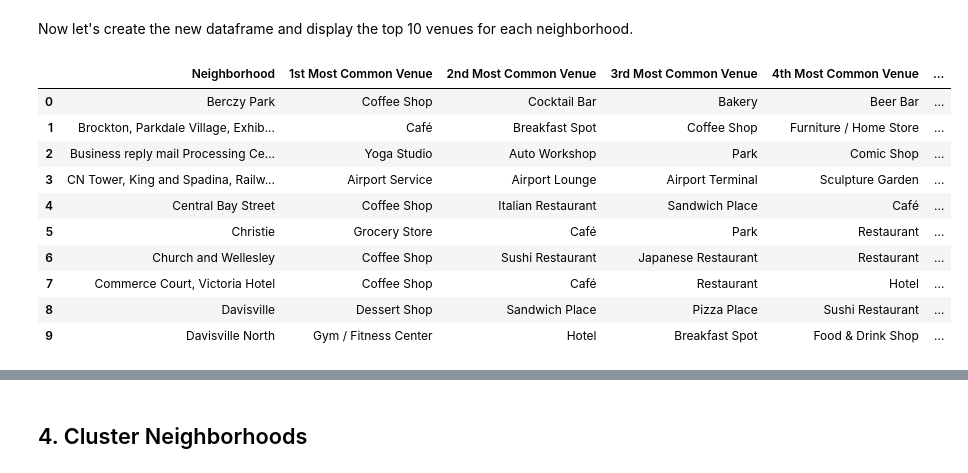
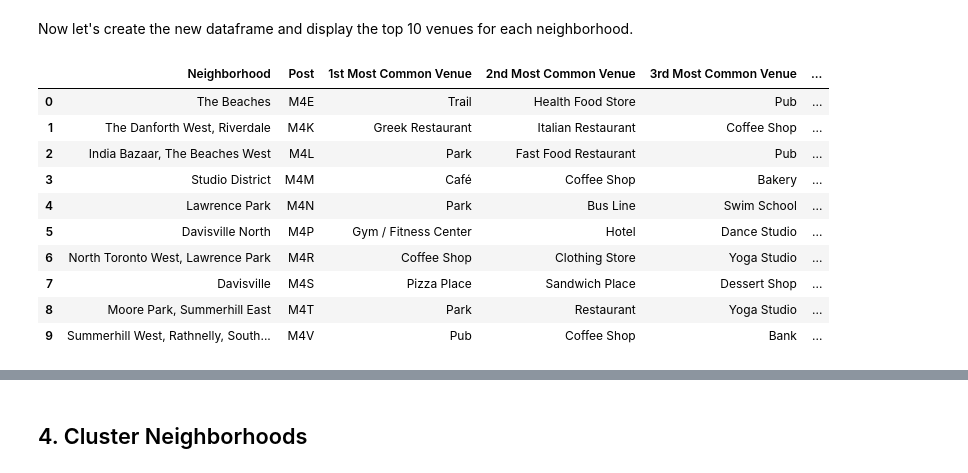
Before and after one commit to srinivas7888/Coursera-Week3, a Jupyter notebook: Week3-Part-3.ipynb, the cells around one changed output, grey strips where cells are left out. Cells and saved outputs as stored; diff of their text form; code cells hidden in the pictures.

```diff
--- a/Week3-Part-3.ipynb
+++ b/Week3-Part-3.ipynb
@@ -322,11 +337,11 @@ def getNearbyVenues(names, latitudes, longitudes, radius=500):
 #### Now write the code to run the above function on each neighborhood and create a new dataframe called *toronto_venues*.
 # %%
 # type your answer here
-
+# toronto_data=data1
 toronto_venues = getNearbyVenues(names=toronto_data['Neighborhood'],
                                    latitudes=toronto_data['Latitude'],
-                                   longitudes=toronto_data['Longitude']
-                                  )
+                                   longitudes=toronto_data['Longitude'],
+                                post=toronto_data['Post'])
 # %% [output]
 Regent Park, Harbourfront
 Queen's Park, Ontario Provincial Government
@@ -398,6 +412,8 @@ toronto_onehot = pd.get_dummies(toronto_venues[['Venue Category']], prefix="", p
 
 # add neighborhood column back to dataframe
 toronto_onehot['Neighborhood'] = toronto_venues['Neighborhood']
+toronto_onehot['Post'] = toronto_venues['Post']
+
 
 # move neighborhood column to the first column
 fixed_columns = [toronto_onehot.columns[-1]] + list(toronto_onehot.columns[:-1])
@@ -420,6 +436,6 @@ toronto_onehot.shape
 # %% [markdown]
 #### Next, let's group rows by neighborhood and by taking the mean of the frequency of occurrence of each category
 # %%
-toronto_grouped = toronto_onehot.groupby('Neighborhood').mean().reset_index()
+toronto_grouped = toronto_onehot.groupby(['Post','Neighborhood']).mean().reset_index()
 toronto_grouped
 # %% [output]
@@ -484,7 +485,7 @@ for hood in toronto_grouped['Neighborhood']:
 First, let's write a function to sort the venues in descending order.
 # %%
 def return_most_common_venues(row, num_top_venues):
-    row_categories = row.iloc[1:]
+    row_categories = row.iloc[2:]
     row_categories_sorted = row_categories.sort_values(ascending=False)
 
     return row_categories_sorted.index.values[0:num_top_venues]
@@ -493,36 +494,37 @@ Now let's create the new dataframe and display the top 10 venues for each neighb
 # %%
 num_top_venues = 10
 
 indicators = ['st', 'nd', 'rd']
 
 # create columns according to number of top venues
-columns = ['Neighborhood']
+columns = ['Neighborhood','Post']
 for ind in np.arange(num_top_venues):
     try:
         columns.append('{}{} Most Common Venue'.format(ind+1, indicators[ind]))
     except:
         columns.append('{}th Most Common Venue'.format(ind+1))
 
 # create a new dataframe
 neighborhoods_venues_sorted = pd.DataFrame(columns=columns)
 neighborhoods_venues_sorted['Neighborhood'] = toronto_grouped['Neighborhood']
+neighborhoods_venues_sorted['Post'] = toronto_grouped['Post']
 
 for ind in np.arange(toronto_grouped.shape[0]):
-    neighborhoods_venues_sorted.iloc[ind, 1:] = return_most_common_venues(toronto_grouped.iloc[ind, :], num_top_venues)
+    neighborhoods_venues_sorted.iloc[ind, 2:] = return_most_common_venues(toronto_grouped.iloc[ind, :], num_top_venues)
 
 neighborhoods_venues_sorted.head(10)
 # %% [output]
-|  | Neighborhood | 1st Most Common Venue | 2nd Most Common Venue | 3rd Most Common Venue | 4th Most Common Venue | ... |
-| 0 | Berczy Park | Coffee Shop | Cocktail Bar | Bakery | Beer Bar | ... |
-| 1 | Brockton, Parkdale Village, Exhib... | Café | Breakfast Spot | Coffee Shop | Furniture / Home Store | ... |
-| 2 | Business reply mail Processing Ce... | Yoga Studio | Auto Workshop | Park | Comic Shop | ... |
-| 3 | CN Tower, King and Spadina, Railw... | Airport Service | Airport Lounge | Airport Terminal | Sculpture Garden | ... |
-| 4 | Central Bay Street | Coffee Shop | Italian Restaurant | Sandwich Place | Café | ... |
-| 5 | Christie | Grocery Store | Café | Park | Restaurant | ... |
-| 6 | Church and Wellesley | Coffee Shop | Sushi Restaurant | Japanese Restaurant | Restaurant | ... |
-| 7 | Commerce Court, Victoria Hotel | Coffee Shop | Café | Restaurant | Hotel | ... |
-| 8 | Davisville | Dessert Shop | Sandwich Place | Pizza Place | Sushi Restaurant | ... |
-| 9 | Davisville North | Gym / Fitness Center | Hotel | Breakfast Spot | Food & Drink Shop | ... |
+|  | Neighborhood | Post | 1st Most Common Venue | 2nd Most Common Venue | 3rd Most Common Venue | ... |
+| 0 | The Beaches | M4E | Trail | Health Food Store | Pub | ... |
+| 1 | The Danforth West, Riverdale | M4K | Greek Restaurant | Italian Restaurant | Coffee Shop | ... |
+| 2 | India Bazaar, The Beaches West | M4L | Park | Fast Food Restaurant | Pub | ... |
+| 3 | Studio District | M4M | Café | Coffee Shop | Bakery | ... |
+| 4 | Lawrence Park | M4N | Park | Bus Line | Swim School | ... |
+| 5 | Davisville North | M4P | Gym / Fitness Center | Hotel | Dance Studio | ... |
+| 6 | North Toronto West, Lawrence Park | M4R | Coffee Shop | Clothing Store | Yoga Studio | ... |
+| 7 | Davisville | M4S | Pizza Place | Sandwich Place | Dessert Shop | ... |
+| 8 | Moore Park, Summerhill East | M4T | Park | Restaurant | Yoga Studio | ... |
+| 9 | Summerhill West, Rathnelly, South... | M4V | Pub | Coffee Shop | Bank | ... |
 # %% [markdown]
 <a id='item4'></a>
 # %% [markdown]
```
Also changed, not shown: parts of 25 cells of this notebook.
